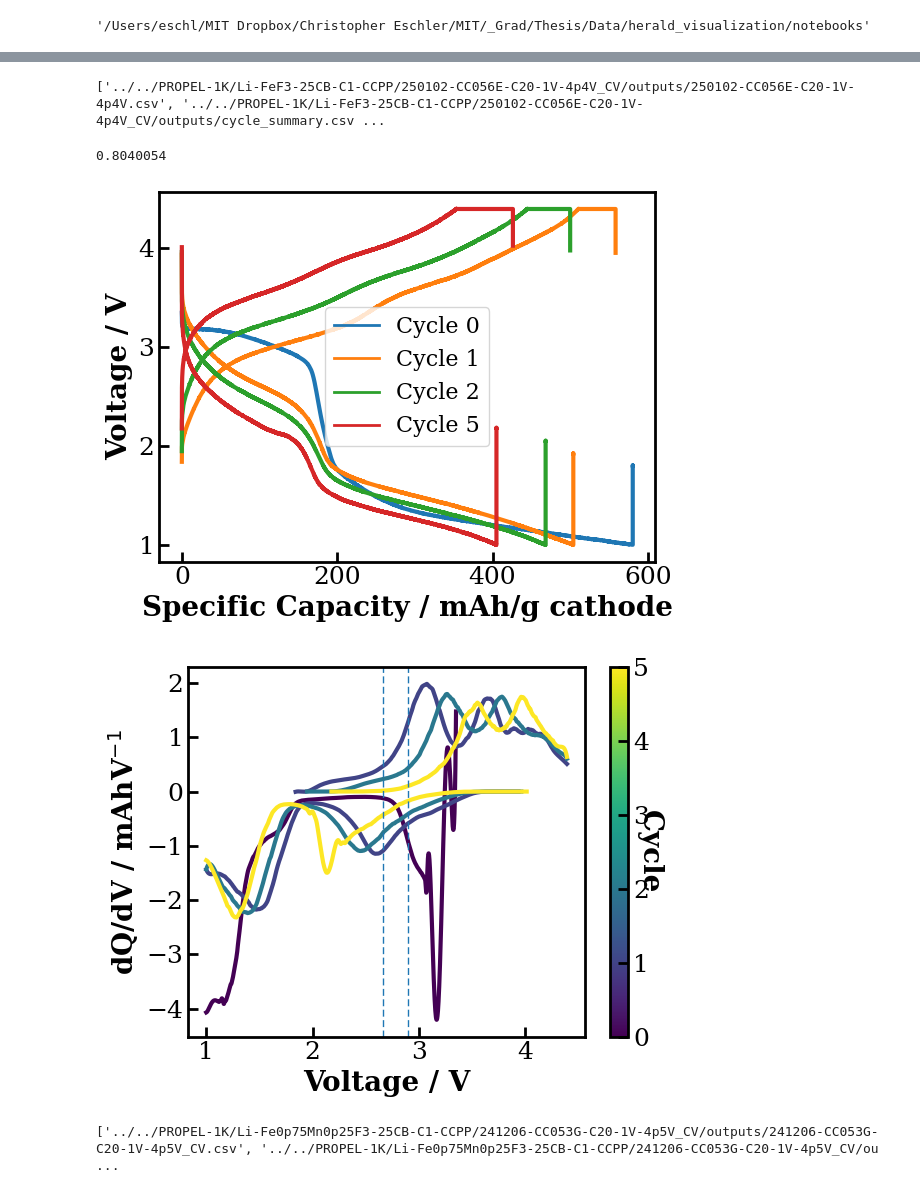
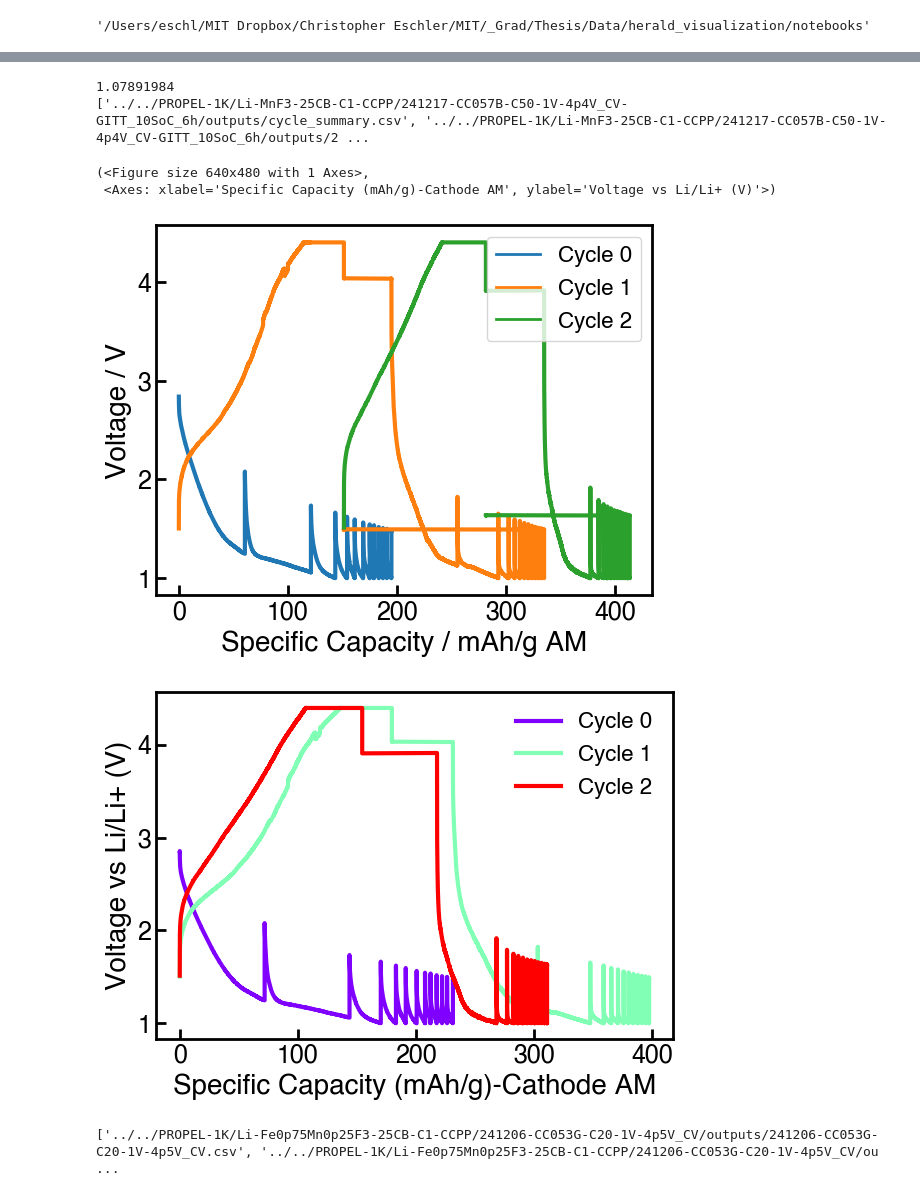
Before and after one commit to hancheng2000/herald_visualization, a Jupyter notebook: notebooks/plot.ipynb, the cells around one changed output, grey strips where cells are left out. Cells and saved outputs as stored; diff of their text form; code cells hidden in the pictures.

```diff
--- a/notebooks/plot.ipynb
+++ b/notebooks/plot.ipynb
@@ -10,8 +10,5 @@ from herald_visualization.plot import plot_cycle, plot_gitt, plot_multi_cell, mu
 # %%
-plt_params = {# 'axes.labelsize': 'x-large',
-#               'axes.titlesize': 'x-large',
-#               'xtick.labelsize': 'x-large',
-#               'ytick.labelsize': 'x-large',
+default_params = {
               'font.family': 'Helvetica',
               'axes.labelsize': 20,
               'axes.labelweight': 'bold',  # Make axes labels bold
@@ -34,7 +31,7 @@ plt_params = {# 'axes.labelsize': 'x-large',
               'legend.title_fontsize': 24,  # Increase legend title size if needed
               'legend.frameon': True
     }
-plt.rcParams.update(plt_params)
+plt.rcParams.update(default_params)
 # %%
 os.getcwd()
 # %% [output]
@@ -182,32 +248,28 @@ fig, ax = multi_df_dqdv_plot(list(dfs.values()),
 # %%
-dir_name = os.path.join(id_to_path('CC056E'), 'outputs')
-csv_files = glob.glob(os.path.join(dir_name,'*.csv'))
-print(csv_files)
-summary_file = os.path.join(dir_name,'cycle_summary.csv')
-data_file = [file for file in csv_files if 'cycle_summary' not in file][0]
-df = pd.read_csv(data_file)
-df_sum = pd.read_csv(summary_file)
-df_no_ocv = df[df['state'] != 'R']
-df_no_CV_Mn0 = df_no_ocv[df_no_ocv['Voltage'] < df_sum.loc[1, 'UCV'] - 0.01]
+dir_name = os.path.join(id_to_path('CC057B'), 'outputs')
+df, df_sum, df_for_dqdv = parse_cycle_csv(dir_name)
 
 cycle_mask = df['half cycle'] == 1
-dis_mask = df['state'] == '1'
-rest_mask = df['state'] == 'R'
+dis_mask = df['state'].astype(str) == '1'
+rest_mask = df['state'].astype(str) == 'R'
 disch_overpotential = df[cycle_mask & rest_mask]['Voltage'].max() - df[cycle_mask & dis_mask]['Voltage'].min()
 print(disch_overpotential)
 
-cc056e_full_cap = df_sum['Specific Discharge Capacity Total AM']
-cc056e_energy = df_sum['Specific Discharge Energy Total AM']
+# cc056e_full_cap = df_sum['Specific Discharge Capacity Total AM']
+# cc056e_energy = df_sum['Specific Discharge Energy Total AM']
 
-ec.charge_discharge_plot(df, cycles=[0,1,2,5], norm='mass')
-ec.multi_dqdv_plot(df_no_CV_Mn0 , cycles=[0,1,2,5], polynomial_spline=1)
-for x in [2.66, 2.90]:
-    plt.axvline(x, linestyle='--', linewidth=1)
+ec.charge_discharge_plot(df, cycles=[0,1,2], norm='full_mass')
+plot_cycle(dir_name, full_cycles=[0,1,2])
+# ec.multi_dqdv_plot(df_for_dqdv, cycles=[0,1,2,5], polynomial_spline=1)
+# for x in [2.66, 2.90]:
+#     plt.axvline(x, linestyle='--', linewidth=1)
 # %% [output]
-['../../PROPEL-1K/Li-FeF3-25CB-C1-CCPP/250102-CC056E-C20-1V-4p4V_CV/outputs/250102-CC056E-C20-1V-4p4V.csv', '../../PROPEL-1K/Li-FeF3-25CB-C1-CCPP/250102-CC056E-C20-1V-4p4V_CV/outputs/cycle_summary.csv ...
+1.07891984
+['../../PROPEL-1K/Li-MnF3-25CB-C1-CCPP/241217-CC057B-C50-1V-4p4V_CV-GITT_10SoC_6h/outputs/cycle_summary.csv', '../../PROPEL-1K/Li-MnF3-25CB-C1-CCPP/241217-CC057B-C50-1V-4p4V_CV-GITT_10SoC_6h/outputs/2 ...
-0.8040054
+(<Figure size 640x480 with 1 Axes>,
+ <Axes: xlabel='Specific Capacity (mAh/g)-Cathode AM', ylabel='Voltage vs Li/Li+ (V)'>)
-[figure, old version]
+[figure, new version]
-[figure, old version]
+[figure, new version]
 # %%
 dir_name = os.path.join(id_to_path('CC053G'), 'outputs')
 csv_files = glob.glob(os.path.join(dir_name,'*.csv'))
```
Also changed, not shown: parts of 26 cells of this notebook, 1 other file.
